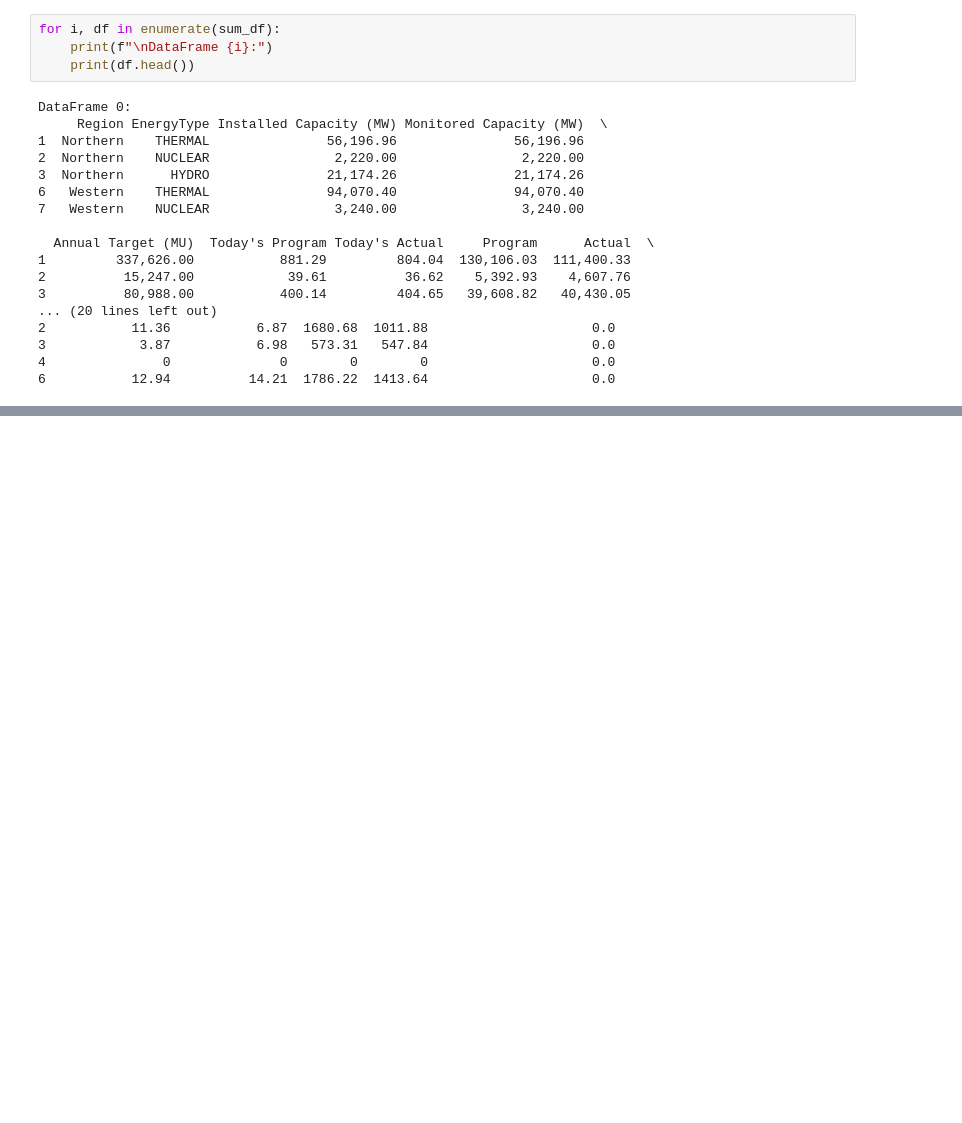
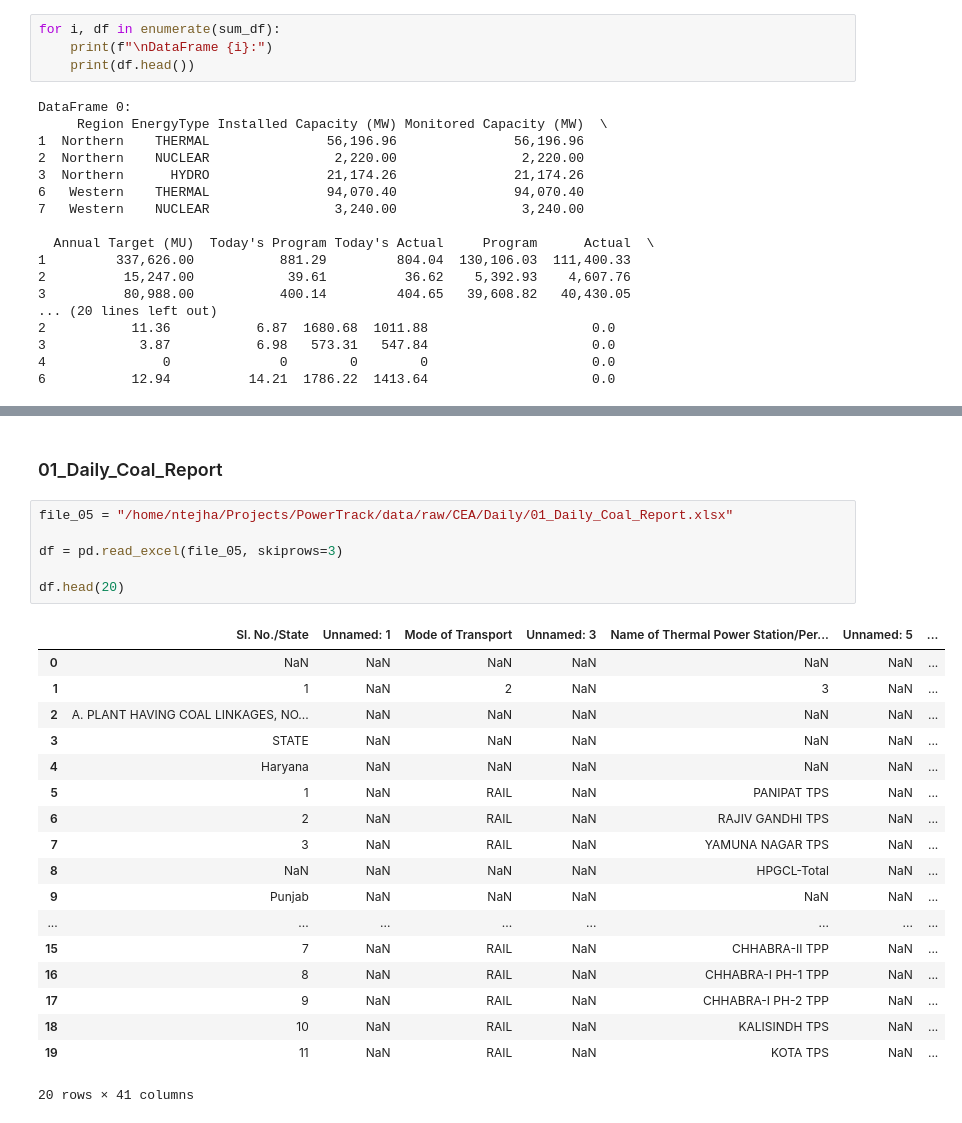
Before and after one commit to ntejha/PowerTrack, a Jupyter notebook: src/transformations/cea_transformations.ipynb, the cells around one changed output, grey strips where cells are left out. Saved outputs shown, nothing was run; the diff lists cells and outputs as text; blank space fills up the shorter version.

```diff
--- a/src/transformations/cea_transformations.ipynb
+++ b/src/transformations/cea_transformations.ipynb
@@ -271,0 +427,27 @@ DataFrame 0:
+# %% [markdown]
+### 01_Daily_Coal_Report
+# %%
+file_05 = "/home/ntejha/Projects/PowerTrack/data/raw/CEA/Daily/01_Daily_Coal_Report.xlsx"
+
+df = pd.read_excel(file_05, skiprows=3)
+
+df.head(20)
+# %% [output]
+|  | Sl. No./State | Unnamed: 1 | Mode of Transport | Unnamed: 3 | Name of Thermal Power Station/Per... | Unnamed: 5 | ... |
+| 0 | NaN | NaN | NaN | NaN | NaN | NaN | ... |
+| 1 | 1 | NaN | 2 | NaN | 3 | NaN | ... |
+| 2 | A. PLANT HAVING COAL LINKAGES, NO... | NaN | NaN | NaN | NaN | NaN | ... |
+| 3 | STATE | NaN | NaN | NaN | NaN | NaN | ... |
+| 4 | Haryana | NaN | NaN | NaN | NaN | NaN | ... |
+| 5 | 1 | NaN | RAIL | NaN | PANIPAT TPS | NaN | ... |
+| 6 | 2 | NaN | RAIL | NaN | RAJIV GANDHI TPS | NaN | ... |
+| 7 | 3 | NaN | RAIL | NaN | YAMUNA NAGAR TPS | NaN | ... |
+| 8 | NaN | NaN | NaN | NaN | HPGCL-Total | NaN | ... |
+| 9 | Punjab | NaN | NaN | NaN | NaN | NaN | ... |
+| ... | ... | ... | ... | ... | ... | ... | ... |
+| 15 | 7 | NaN | RAIL | NaN | CHHABRA-II TPP | NaN | ... |
+| 16 | 8 | NaN | RAIL | NaN | CHHABRA-I PH-1 TPP | NaN | ... |
+| 17 | 9 | NaN | RAIL | NaN | CHHABRA-I PH-2 TPP | NaN | ... |
+| 18 | 10 | NaN | RAIL | NaN | KALISINDH TPS | NaN | ... |
+| 19 | 11 | NaN | RAIL | NaN | KOTA TPS | NaN | ... |
+20 rows × 41 columns
```
Also changed, not shown: parts of 10 cells of this notebook, 1 other file.
